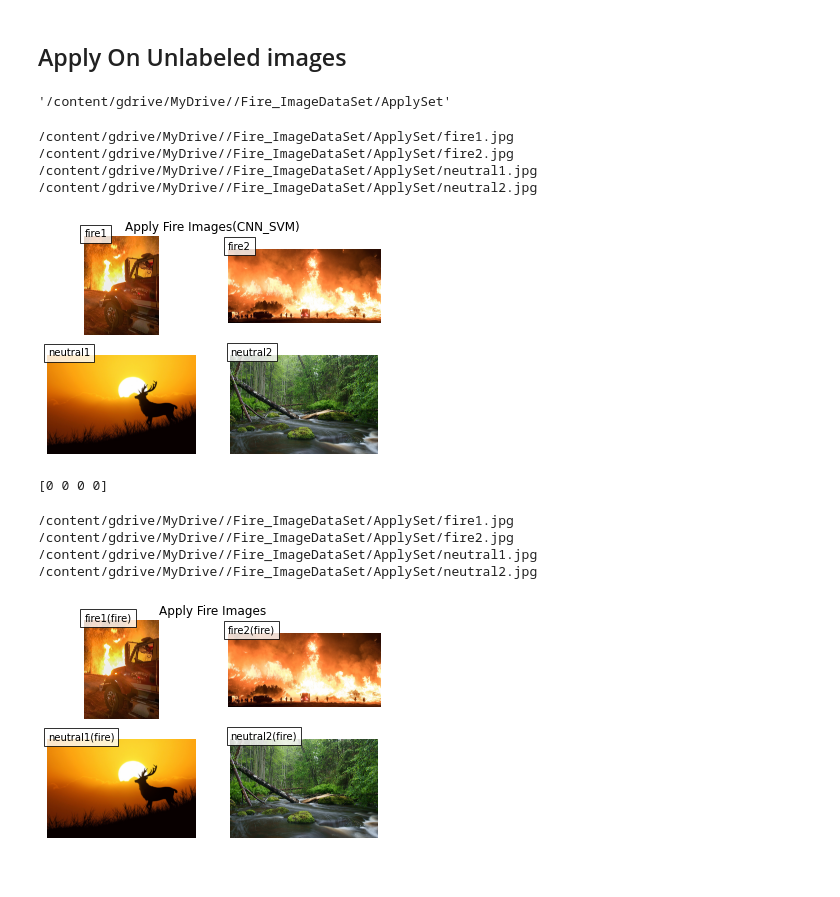
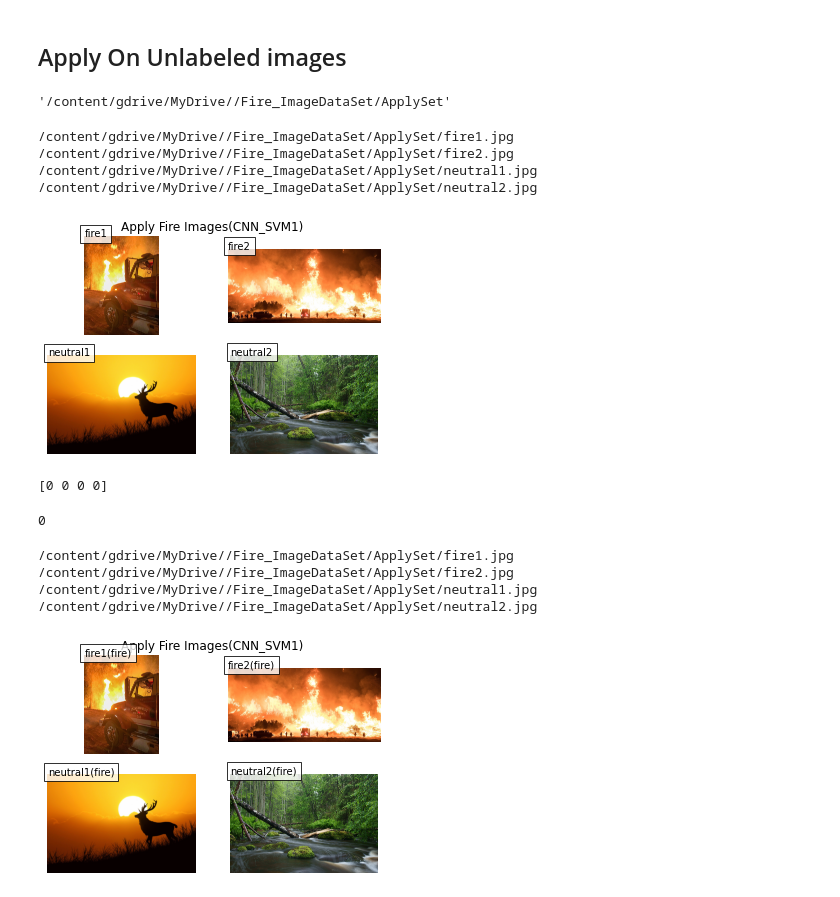
Before and after one commit to merrymasti015/CAP2022GRP09, a Jupyter notebook: PCAMZC321_Group09_FireEventDetection_CNN_with_svm.ipynb, the cells around one changed output. Drawn from its saved outputs; the diff is of its cells as text; code cells hidden in the pictures.

```diff
--- a/PCAMZC321_Group09_FireEventDetection_CNN_with_svm.ipynb
+++ b/PCAMZC321_Group09_FireEventDetection_CNN_with_svm.ipynb
@@ -740,8 +869,3 @@ n_classFire-nm_fire
 # %%
 import matplotlib.image as mpimg  # To view  image
 from pathlib import Path
-# %%
-imageFolder = Drive+"/Fire_ImageDataSet/ApplySet"
-imageFolder
-# %% [output]
-'/content/gdrive/MyDrive//Fire_ImageDataSet/ApplySet'
@@ -747,0 +876,5 @@ imageFolder
+# %%
+#imageFolder = os.path.join(RootFolder , 'ApplyImageSet')
+imageFolder
+# %% [output]
+'/content/gdrive/MyDrive//Fire_ImageDataSet/ApplySet'
@@ -748,15 +935,15 @@ imageFolder
 # %%
 pred_results = 'N'
-ModelName = 'CNN_SVM'
+ModelName = 'CNN_SVM1'
 Title = 'Apply Fire Images'+'('+ ModelName +')'
 pred = 0
-image_collage(imageFolder,2,2,Title , pred, pred_results )
+image_collage(imageFolder,2,2,Title , pred, pred_results,ModelName )
 # %% [output]
 /content/gdrive/MyDrive//Fire_ImageDataSet/ApplySet/fire1.jpg
 /content/gdrive/MyDrive//Fire_ImageDataSet/ApplySet/fire2.jpg
 /content/gdrive/MyDrive//Fire_ImageDataSet/ApplySet/neutral1.jpg
 /content/gdrive/MyDrive//Fire_ImageDataSet/ApplySet/neutral2.jpg
-[figure, old version]
+[figure, new version]
 # %%
 from keras.preprocessing import image
 # %%
@@ -791,7 +978,7 @@ def  predict_on_Apply_Image_CNN_Extracted(path , model):
      prediction_images = np.array(prediction_images)
      #print(prediction_images.shape)
      # predicting class for each array
-     predict_x=model.predict(prediction_images)
-     pred = np.argmax(predict_x,axis=1)
+     pred_x = CNN_Using_SVM_epoch200.predict(prediction_images)
+     pred = np.argmax(pred_x,axis=1)
      print(pred)
      return pred
@@ -847,13 +985,22 @@ def image_collage(path, n_rows, n_cols, title ,pred , pred_results):
 # %%
-prediction = predict_on_Apply_Image_CNN_Extracted(imageFolder,CNN_Using_SVM_epoch200)
+prediction = predict_on_Apply_Image_CNN_Extracted(imageFolder,cnn)
 # %% [output]
 [0 0 0 0]
+# %%
+prediction=prediction.T
+# %%
+prediction[0]
+# %% [output]
+0
 # %%
 pred_results = 'Y'
-image_collage(imageFolder,2,2,'Apply Fire Images' ,prediction ,  pred_results)
+ModelName = 'CNN_SVM1'
+Title = 'Apply Fire Images'+'('+ ModelName +')'
+pred = 0
+image_collage(imageFolder,2,2,Title , prediction, pred_results,ModelName )
 # %% [output]
 /content/gdrive/MyDrive//Fire_ImageDataSet/ApplySet/fire1.jpg
 /content/gdrive/MyDrive//Fire_ImageDataSet/ApplySet/fire2.jpg
 /content/gdrive/MyDrive//Fire_ImageDataSet/ApplySet/neutral1.jpg
 /content/gdrive/MyDrive//Fire_ImageDataSet/ApplySet/neutral2.jpg
-[figure, old version]
+[figure, new version]
```
Also changed, not shown: parts of 38 cells of this notebook.
